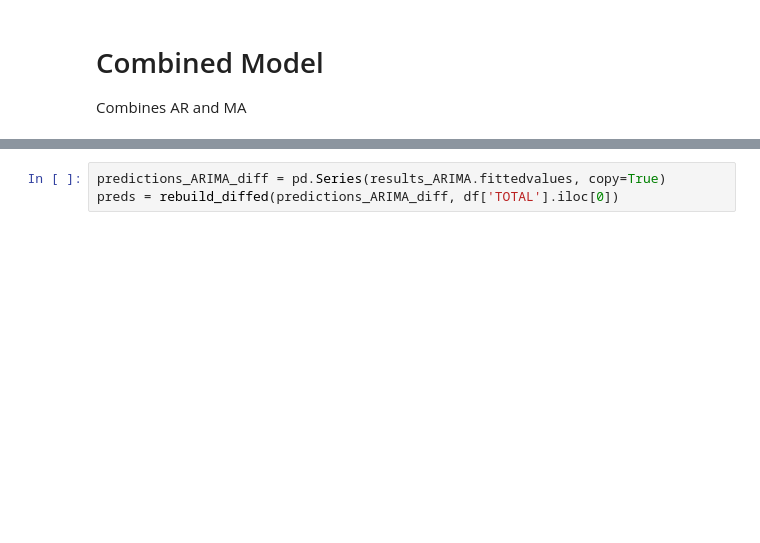
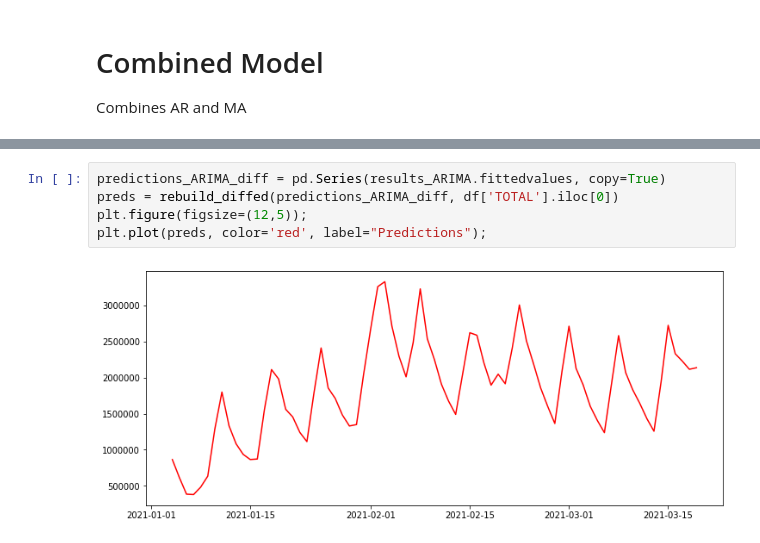
Before and after one commit to justinm0rgan/mta-turnstile-covid, a Jupyter notebook: modeling.ipynb, the cells around one changed output, grey strips where cells are left out. Drawn from its saved outputs; the diff is of its cells as text; blank space fills up the shorter version.

```diff
--- a/modeling.ipynb
+++ b/modeling.ipynb
@@ -381,6 +381,10 @@ plt.title('RSS: %.4f'% sum((results_ARIMA.fittedvalues - data_diff)**2));
 # %%
 predictions_ARIMA_diff = pd.Series(results_ARIMA.fittedvalues, copy=True)
 preds = rebuild_diffed(predictions_ARIMA_diff, df['TOTAL'].iloc[0])
+plt.figure(figsize=(12,5));
+plt.plot(preds, color='red', label="Predictions");
+# %% [output]
+[figure, added]
 # %%
 plt.figure(figsize=(12,5));
 plt.plot(df['TOTAL'], color='blue', label = "Actual");
```
Also changed, not shown: parts of 21 cells of this notebook, 2 other files.
